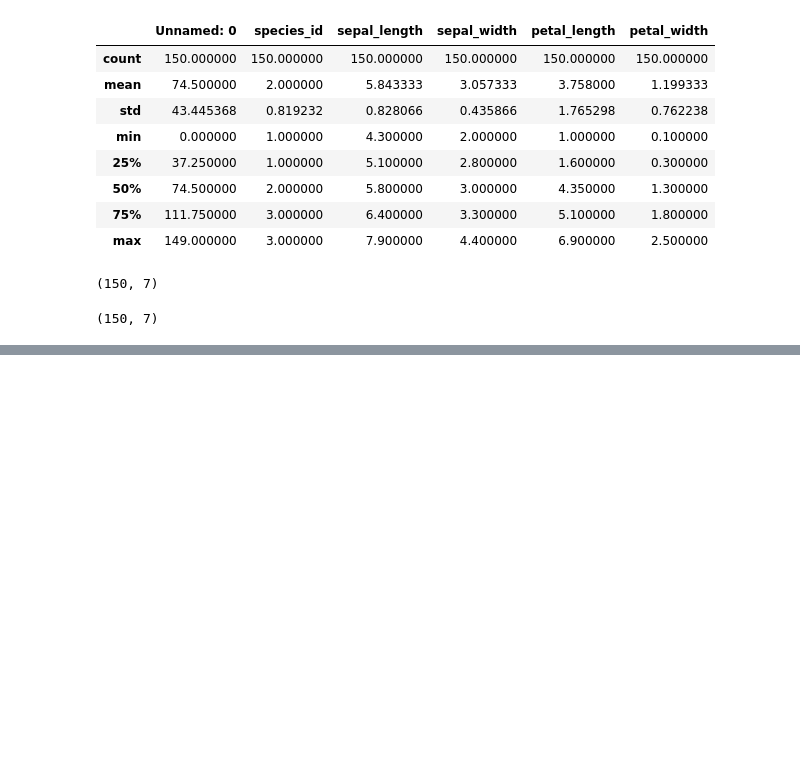
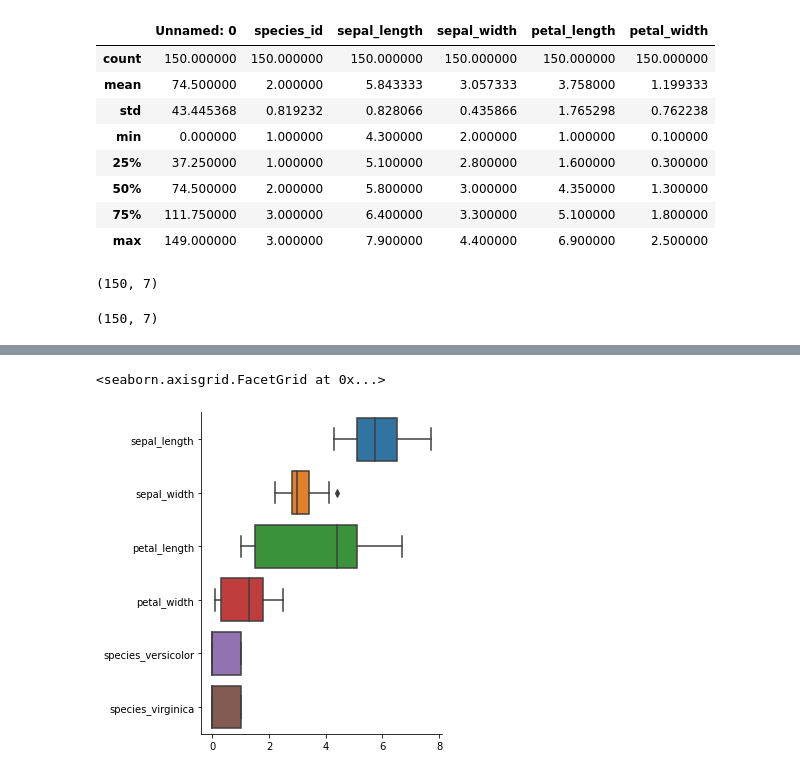
Before and after one commit to carterrxavier/classification-exercises, a Jupyter notebook: classification_exercsises.ipynb, the cells around one changed output, grey strips where cells are left out. Cells and saved outputs as stored; diff of their text form; code cells hidden in the pictures; blank space fills up the shorter version.

```diff
--- a/classification_exercsises.ipynb
+++ b/classification_exercsises.ipynb
@@ -238,0 +280,6 @@ new_df[:5]
+# %%
+#box plot
+sns.catplot(data=train, orient='h', kind='box')
+# %% [output]
+<seaborn.axisgrid.FacetGrid at 0x...>
+[figure, added]
```
Also changed, not shown: parts of 42 cells of this notebook, 1 other file.
